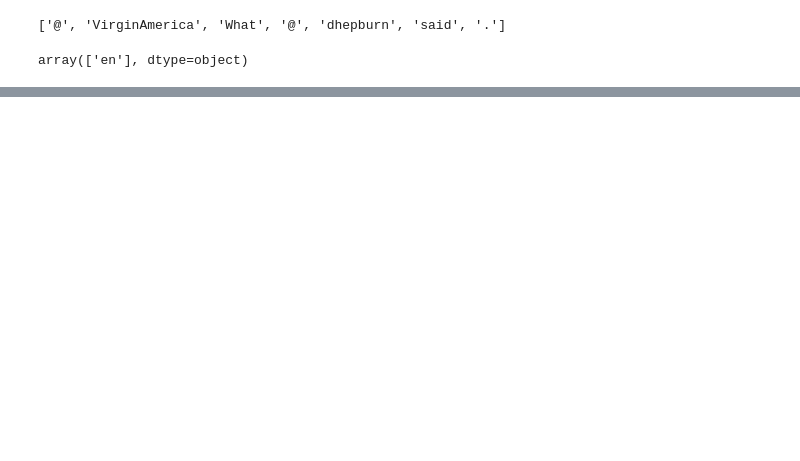
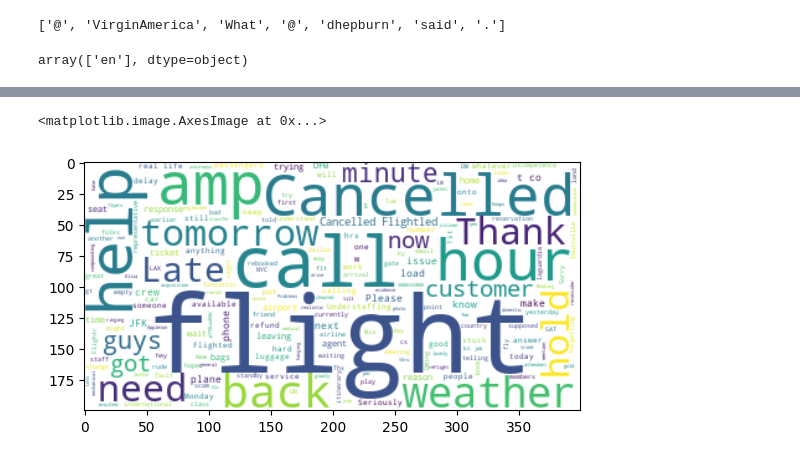
Before and after one commit to toqafotoh/TechnoHacksInternship, a Jupyter notebook: Sentiment Analysis.ipynb, the cells around one changed output, grey strips where cells are left out. Cells and saved outputs as stored; diff of their text form; code cells hidden in the pictures; blank space fills up the shorter version.

```diff
--- a/Sentiment Analysis.ipynb
+++ b/Sentiment Analysis.ipynb
@@ -125,0 +131,8 @@ array(['en'], dtype=object)
+# %%
+test = df['text'].copy()
+
+for i in range(len(df)):
+    test[i] = re.sub(r'@\S+', '', test[i])
+
+df['text'] = test
+df['text']
@@ -125,0 +152,15 @@ array(['en'], dtype=object)
+# %%
+combined_text = ''
+
+for index, row in df.tail(100).iterrows():
+    combined_text += row['text'] + ' '
+# %%
+stop_words = set(STOPWORDS)
+stop_words = ENGLISH_STOP_WORDS.union(['@','u','us','AA'])
+
+#we can update the set and add words that we see it's not important
+cloud = WordCloud(background_color='white',stopwords=stop_words).generate(combined_text)
+plt.imshow(cloud,interpolation='bilinear')
+# %% [output]
+<matplotlib.image.AxesImage at 0x...>
+[figure, added]
```
Also changed, not shown: parts of 4 cells of this notebook.
